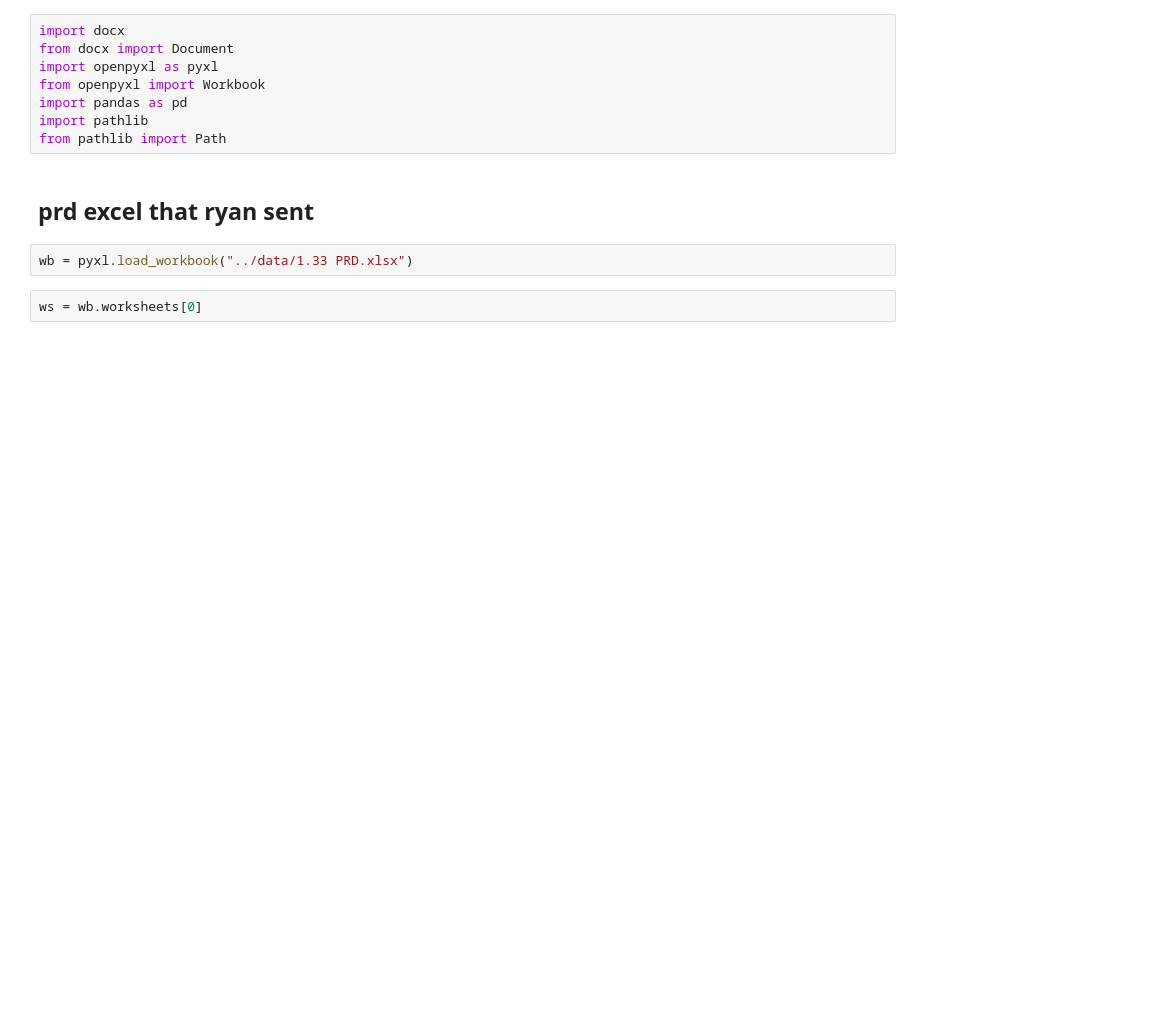
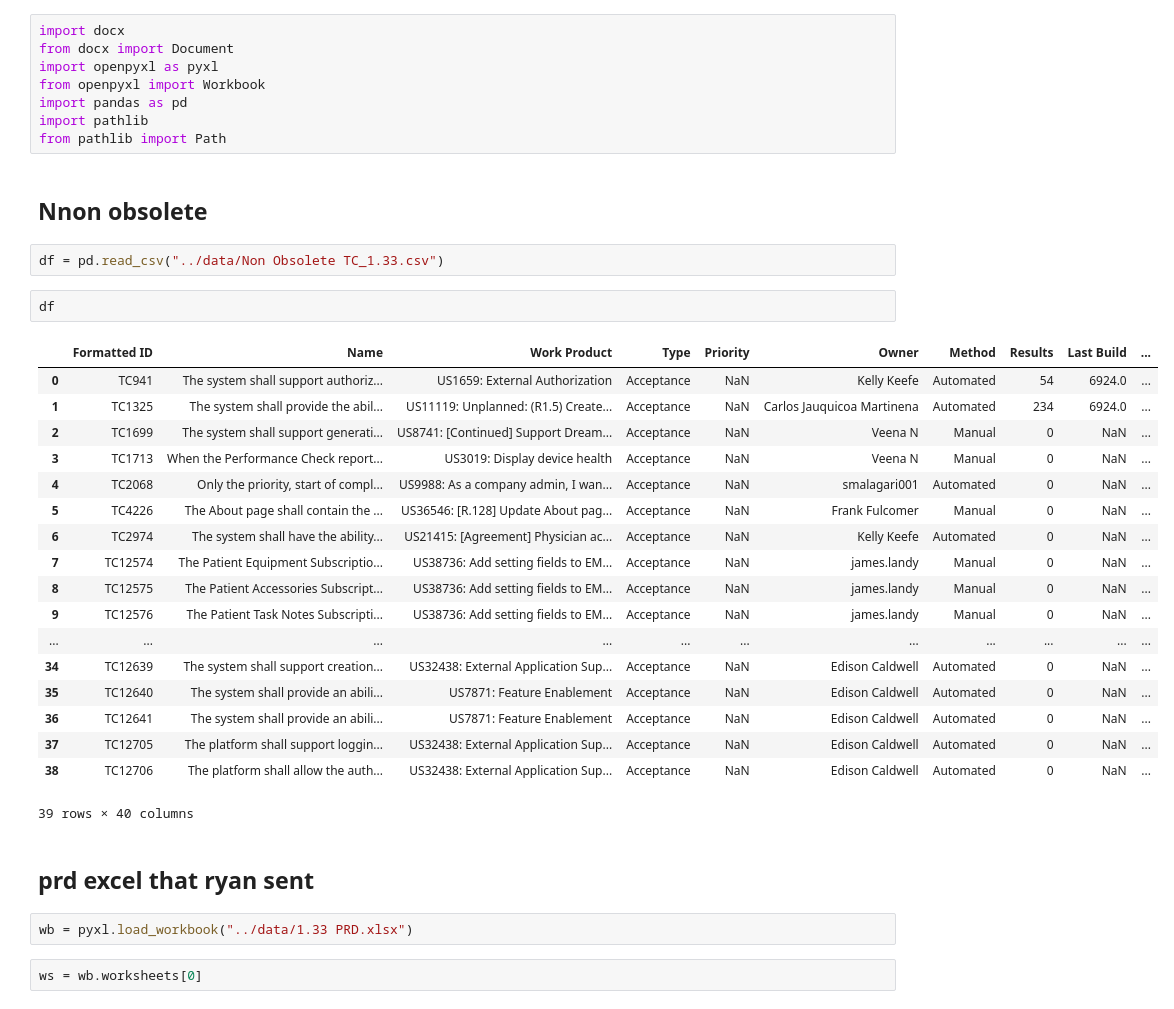
Before and after one commit to jacoblee628/systemsproject, a Jupyter notebook: src/temp_dev_experiments.ipynb, the cells around one changed output. Saved outputs shown, nothing was run; the diff lists cells and outputs as text; blank space fills up the shorter version.

```diff
--- a/src/temp_dev_experiments.ipynb
+++ b/src/temp_dev_experiments.ipynb
@@ -6,6 +6,31 @@ from openpyxl import Workbook
 import pandas as pd
 import pathlib
 from pathlib import Path
+# %% [markdown]
+## Nnon obsolete
+# %%
+df = pd.read_csv("../data/Non Obsolete TC_1.33.csv")
+# %%
+df
+# %% [output]
+|  | Formatted ID | Name | Work Product | Type | Priority | Owner | Method | Results | Last Build | ... |
+| 0 | TC941 | The system shall support authoriz... | US1659: External Authorization | Acceptance | NaN | Kelly Keefe | Automated | 54 | 6924.0 | ... |
+| 1 | TC1325 | The system shall provide the abil... | US11119: Unplanned: (R1.5) Create... | Acceptance | NaN | Carlos Jauquicoa Martinena | Automated | 234 | 6924.0 | ... |
+| 2 | TC1699 | The system shall support generati... | US8741: [Continued] Support Dream... | Acceptance | NaN | Veena N | Manual | 0 | NaN | ... |
+| 3 | TC1713 | When the Performance Check report... | US3019: Display device health | Acceptance | NaN | Veena N | Manual | 0 | NaN | ... |
+| 4 | TC2068 | Only the priority, start of compl... | US9988: As a company admin, I wan... | Acceptance | NaN | smalagari001 | Automated | 0 | NaN | ... |
+| 5 | TC4226 | The About page shall contain the ... | US36546: [R.128] Update About pag... | Acceptance | NaN | Frank Fulcomer | Manual | 0 | NaN | ... |
+| 6 | TC2974 | The system shall have the ability... | US21415: [Agreement] Physician ac... | Acceptance | NaN | Kelly Keefe | Automated | 0 | NaN | ... |
+| 7 | TC12574 | The Patient Equipment Subscriptio... | US38736: Add setting fields to EM... | Acceptance | NaN | james.landy | Manual | 0 | NaN | ... |
+| 8 | TC12575 | The Patient Accessories Subscript... | US38736: Add setting fields to EM... | Acceptance | NaN | james.landy | Manual | 0 | NaN | ... |
+| 9 | TC12576 | The Patient Task Notes Subscripti... | US38736: Add setting fields to EM... | Acceptance | NaN | james.landy | Manual | 0 | NaN | ... |
+| ... | ... | ... | ... | ... | ... | ... | ... | ... | ... | ... |
+| 34 | TC12639 | The system shall support creation... | US32438: External Application Sup... | Acceptance | NaN | Edison Caldwell | Automated | 0 | NaN | ... |
+| 35 | TC12640 | The system shall provide an abili... | US7871: Feature Enablement | Acceptance | NaN | Edison Caldwell | Automated | 0 | NaN | ... |
+| 36 | TC12641 | The system shall provide an abili... | US7871: Feature Enablement | Acceptance | NaN | Edison Caldwell | Automated | 0 | NaN | ... |
+| 37 | TC12705 | The platform shall support loggin... | US32438: External Application Sup... | Acceptance | NaN | Edison Caldwell | Automated | 0 | NaN | ... |
+| 38 | TC12706 | The platform shall allow the auth... | US32438: External Application Sup... | Acceptance | NaN | Edison Caldwell | Automated | 0 | NaN | ... |
+39 rows × 40 columns
 # %% [markdown]
 ## prd excel that ryan sent
 # %%
```
Also changed, not shown: parts of 5 cells of this notebook, 2 other files.
